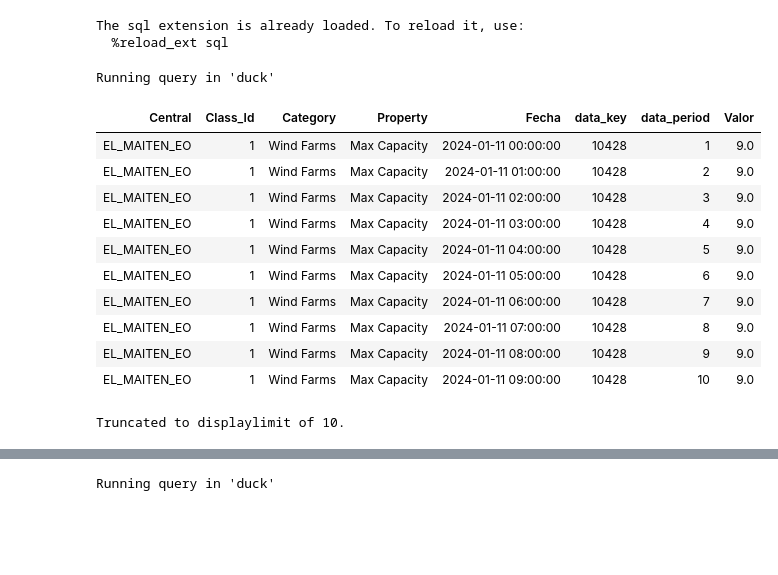
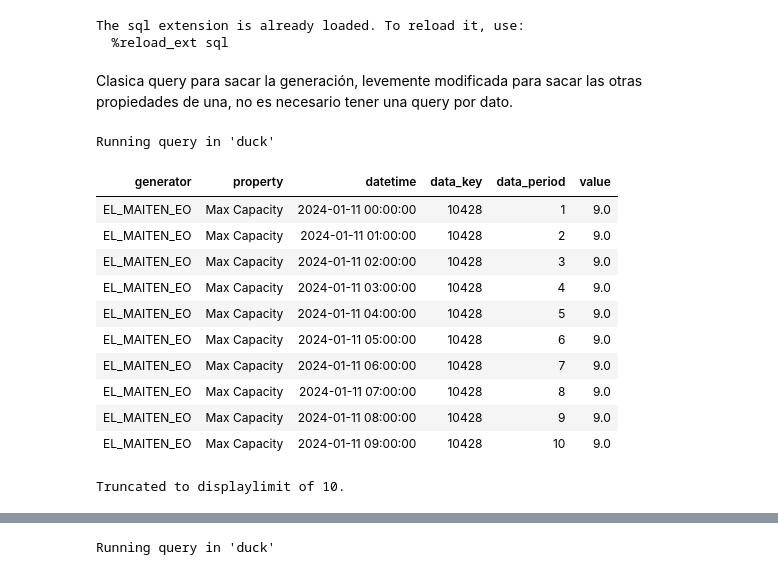
Before and after one commit to FasoCoding/ProrrataERV, a Jupyter notebook: dev/notebook.ipynb, the cells around one changed output, grey strips where cells are left out. Drawn from its saved outputs; the diff is of its cells as text; code cells hidden in the pictures; blank space fills up the shorter version.

```diff
--- a/dev/notebook.ipynb
+++ b/dev/notebook.ipynb
@@ -96,39 +96,39 @@ The sql extension is already loaded. To reload it, use:
 # Esto es para cerrar las conexiones, usarlo al terminar de revisar
 %sql --close duck
 conn.close()
+# %% [markdown]
+Clasica query para sacar la generación, levemente modificada para sacar las otras propiedades de una, no es necesario tener una query por dato.
 # %%
 %%sql
 SELECT
-    t_child.name AS Central,
-    t_parent.class_id AS Class_Id,
-    t_category.name AS Category,
-    t_property.name AS Property,
-    t_period_0.datetime AS Fecha,
+    t_child.name AS generator,
+    t_property.name AS property,
+    t_period_0.datetime,
     t_data_0.key_id AS data_key,
     t_data_0.period_id AS data_period,
-    t_data_0.value AS Valor,
+    t_data_0.value,
 FROM ((((((((t_membership
 INNER JOIN t_collection ON t_membership.collection_id = t_collection.collection_id)
 INNER JOIN t_object AS t_parent ON t_membership.parent_object_id = t_parent.object_id)
 INNER JOIN t_object AS t_child ON t_membership.child_object_id = t_child.object_id)
 INNER JOIN t_property ON t_collection.collection_id = t_property.collection_id)
 INNER JOIN t_key ON t_membership.membership_id = t_key.membership_id AND t_property.property_id = t_key.property_id)
 INNER JOIN t_data_0 ON t_key.key_id = t_data_0.key_id)
 INNER JOIN t_phase_3 ON t_data_0.period_id = t_phase_3.period_id)
 INNER JOIN t_period_0 ON t_phase_3.interval_id = t_period_0.interval_id)
 INNER JOIN t_category ON t_child.category_id = t_category.category_id
 WHERE t_collection.collection_id = 1 AND t_property.property_id IN (1, 28, 200, 219) AND t_category.category_id IN (95, 96, 99, 100)
 # %% [output]
 Running query in 'duck'
-| Central | Class_Id | Category | Property | Fecha | data_key | data_period | Valor |
-| EL_MAITEN_EO | 1 | Wind Farms | Max Capacity | 2024-01-11 00:00:00 | 10428 | 1 | 9.0 |
-| EL_MAITEN_EO | 1 | Wind Farms | Max Capacity | 2024-01-11 01:00:00 | 10428 | 2 | 9.0 |
-| EL_MAITEN_EO | 1 | Wind Farms | Max Capacity | 2024-01-11 02:00:00 | 10428 | 3 | 9.0 |
-| EL_MAITEN_EO | 1 | Wind Farms | Max Capacity | 2024-01-11 03:00:00 | 10428 | 4 | 9.0 |
-| EL_MAITEN_EO | 1 | Wind Farms | Max Capacity | 2024-01-11 04:00:00 | 10428 | 5 | 9.0 |
-| EL_MAITEN_EO | 1 | Wind Farms | Max Capacity | 2024-01-11 05:00:00 | 10428 | 6 | 9.0 |
-| EL_MAITEN_EO | 1 | Wind Farms | Max Capacity | 2024-01-11 06:00:00 | 10428 | 7 | 9.0 |
-| EL_MAITEN_EO | 1 | Wind Farms | Max Capacity | 2024-01-11 07:00:00 | 10428 | 8 | 9.0 |
-| EL_MAITEN_EO | 1 | Wind Farms | Max Capacity | 2024-01-11 08:00:00 | 10428 | 9 | 9.0 |
-| EL_MAITEN_EO | 1 | Wind Farms | Max Capacity | 2024-01-11 09:00:00 | 10428 | 10 | 9.0 |
+| generator | property | datetime | data_key | data_period | value |
+| EL_MAITEN_EO | Max Capacity | 2024-01-11 00:00:00 | 10428 | 1 | 9.0 |
+| EL_MAITEN_EO | Max Capacity | 2024-01-11 01:00:00 | 10428 | 2 | 9.0 |
+| EL_MAITEN_EO | Max Capacity | 2024-01-11 02:00:00 | 10428 | 3 | 9.0 |
+| EL_MAITEN_EO | Max Capacity | 2024-01-11 03:00:00 | 10428 | 4 | 9.0 |
+| EL_MAITEN_EO | Max Capacity | 2024-01-11 04:00:00 | 10428 | 5 | 9.0 |
+| EL_MAITEN_EO | Max Capacity | 2024-01-11 05:00:00 | 10428 | 6 | 9.0 |
+| EL_MAITEN_EO | Max Capacity | 2024-01-11 06:00:00 | 10428 | 7 | 9.0 |
+| EL_MAITEN_EO | Max Capacity | 2024-01-11 07:00:00 | 10428 | 8 | 9.0 |
+| EL_MAITEN_EO | Max Capacity | 2024-01-11 08:00:00 | 10428 | 9 | 9.0 |
+| EL_MAITEN_EO | Max Capacity | 2024-01-11 09:00:00 | 10428 | 10 | 9.0 |
 Truncated to displaylimit of 10.
```
Also changed, not shown: parts of 12 cells of this notebook, 9 other files.
